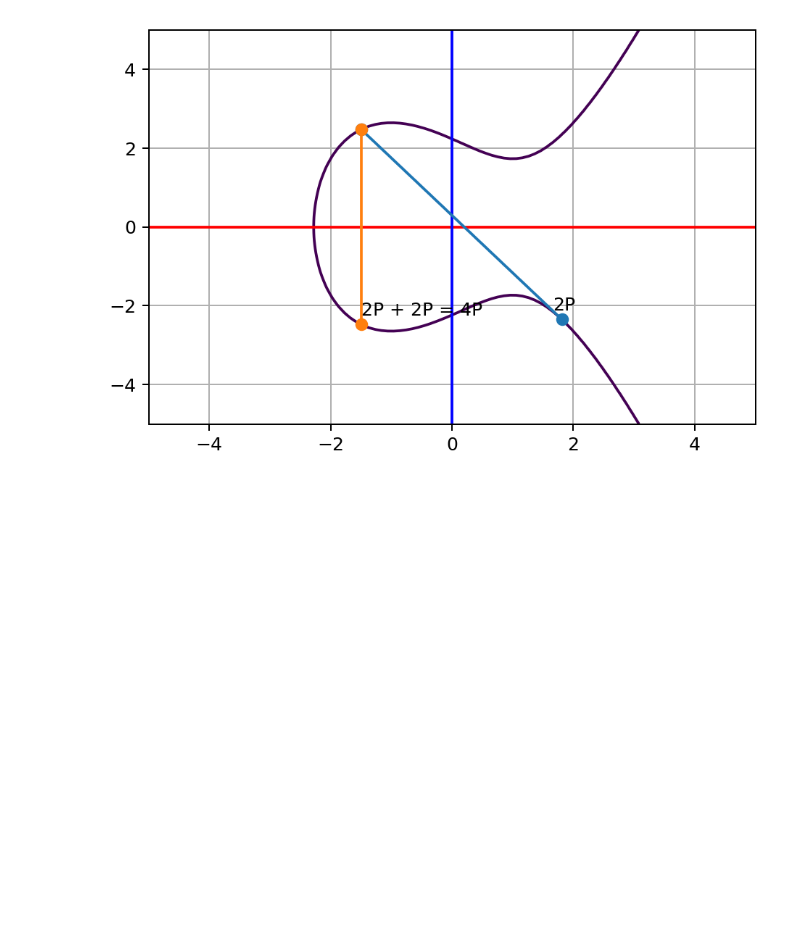
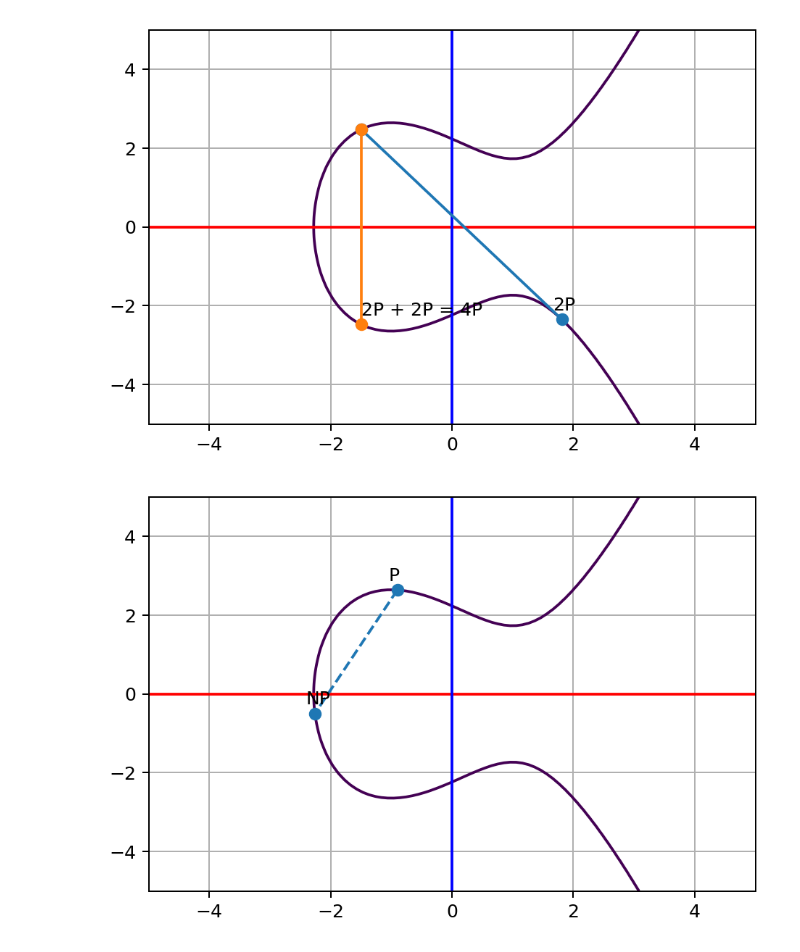
Before and after one commit to fangpenlin/elliptic-curve-explained, a Jupyter notebook: elliptic-curve-explained.ipynb, the cells around one changed output. Saved outputs shown, nothing was run; the diff lists cells and outputs as text; code cells hidden in the pictures; blank space fills up the shorter version.

```diff
--- a/elliptic-curve-explained.ipynb
+++ b/elliptic-curve-explained.ipynb
@@ -22,6 +22,8 @@ class Point:
 
     def __add__(self, other):
         assert type(other) is Point
+        if self.x == other.x and self.y == other.y:
+            return self.double()
         dx = other.x - self.x
         dy = other.y - self.y
         if dx == 0:
@@ -101,3 +103,22 @@ def plot_double_point_curve(p, p_annotation, sum_point_annotation):
 
     plt.grid()
     plt.show()
+
+
+def plot_n_point_curve(p, n, p_annotation, sum_point_annotation):
+    plot_ec()
+
+    current_p = p
+    for _ in range(n):
+        current_p += p
+
+    line0 = np.array([
+        p.np(),
+        current_p.np(),
+    ])
+    plt.plot(line0[:,0], line0[:,1], linestyle='--', marker='o')
+    plt.annotate(p_annotation, xy=line0[0], xytext=(-5, 5), textcoords='offset points')
+    plt.annotate(sum_point_annotation, xy=line0[1], xytext=(-5, 5), textcoords='offset points')
+
+    plt.grid()
+    plt.show()
@@ -172,3 +199,10 @@ plot_double_point_curve(
 )
 # %% [output]
 [figure]
+# %%
+plot_n_point_curve(
+    p, 13,
+    'P', 'NP'
+)
+# %% [output]
+[figure, added]
```
Also changed, not shown: parts of 1 cell of this notebook.
